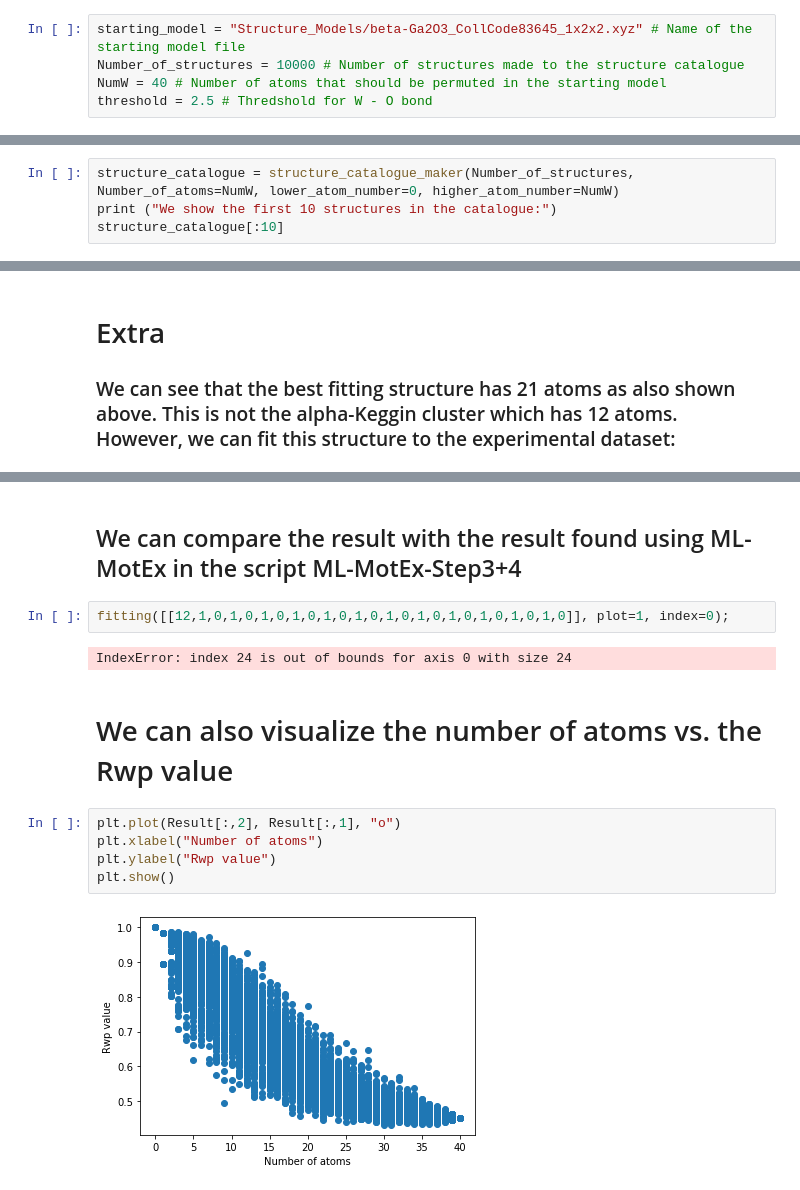
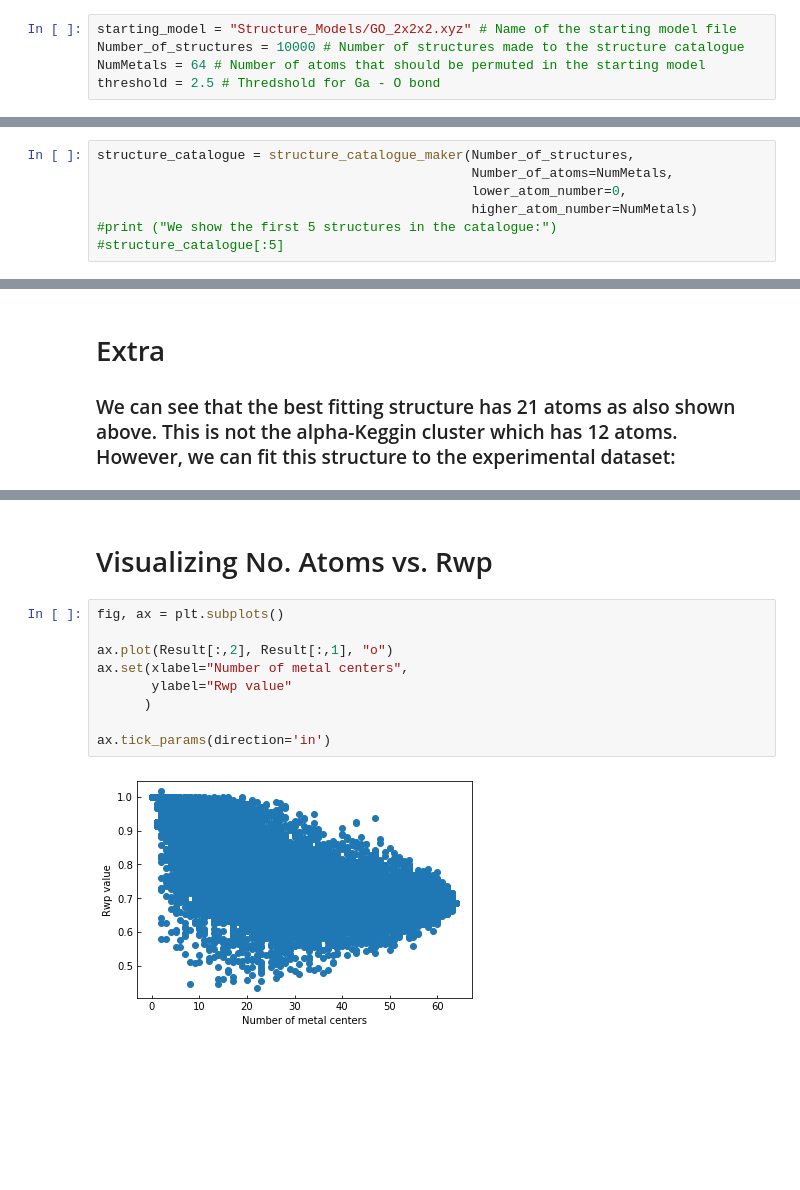
Before and after one commit to mroelsgaard/ML-MotEx-GO, a Jupyter notebook: GO_step1+2.ipynb, the cells around one changed output, grey strips where cells are left out. Saved outputs shown, nothing was run; the diff lists cells and outputs as text; blank space fills up the shorter version.

```diff
--- a/GO_step1+2.ipynb
+++ b/GO_step1+2.ipynb
@@ -226,14 +62,17 @@ def fitting_multiprocess(structure_catalogue, SaveName, cores=24):
 # Step 1: Produce a catalogue of structure motifs
 ### First define the starting model, how large the structure catalogue has to be, number of iterable atoms and threshold between iterable atoms and non-iterable atoms.
 # %%
-starting_model = "Structure_Models/beta-Ga2O3_CollCode83645_1x2x2.xyz" # Name of the starting model file
+starting_model = "Structure_Models/GO_2x2x2.xyz" # Name of the starting model file
 Number_of_structures = 10000 # Number of structures made to the structure catalogue
-NumW = 40 # Number of atoms that should be permuted in the starting model
-threshold = 2.5 # Thredshold for W - O bond
+NumMetals = 64 # Number of atoms that should be permuted in the starting model
+threshold = 2.5 # Thredshold for Ga - O bond
 # %% [markdown]
 ### Produce a catalogue of structure motifs
 # %%
-structure_catalogue = structure_catalogue_maker(Number_of_structures, Number_of_atoms=NumW, lower_atom_number=0, higher_atom_number=NumW)
-print ("We show the first 10 structures in the catalogue:")
-structure_catalogue[:10]
+structure_catalogue = structure_catalogue_maker(Number_of_structures,
+                                                Number_of_atoms=NumMetals,
+                                                lower_atom_number=0,
+                                                higher_atom_number=NumMetals)
+#print ("We show the first 5 structures in the catalogue:")
+#structure_catalogue[:5]
 # %% [output]
@@ -333,15 +161,13 @@ No correlations greater than 25%
-# %% [markdown]
-## We can compare the result with the result found using ML-MotEx in the script ML-MotEx-Step3+4
-# %%
-fitting([[12,1,0,1,0,1,0,1,0,1,0,1,0,1,0,1,0,1,0,1,0,1,0,1,0]], plot=1, index=0);
-# %% [output]
-IndexError: index 24 is out of bounds for axis 0 with size 24
-# %% [markdown]
-# We can also visualize the number of atoms vs. the Rwp value
+# %% [markdown]
+# Visualizing No. Atoms vs. Rwp
 # %%
-plt.plot(Result[:,2], Result[:,1], "o")
-plt.xlabel("Number of atoms")
-plt.ylabel("Rwp value")
-plt.show()
+fig, ax = plt.subplots()
+
+ax.plot(Result[:,2], Result[:,1], "o")
+ax.set(xlabel="Number of metal centers",
+       ylabel="Rwp value"
+      )
+
+ax.tick_params(direction='in')
 # %% [output]
-[figure, old version]
+[figure, new version]
```
Also changed, not shown: parts of 13 cells of this notebook, 2 other files.
